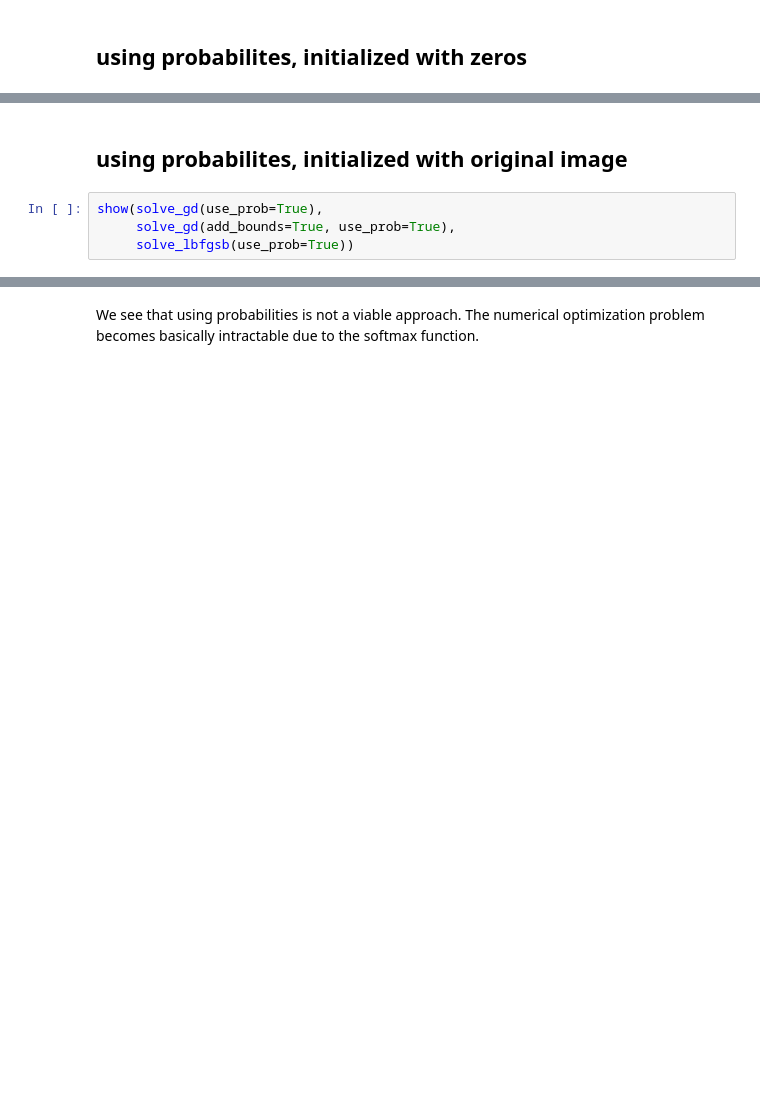
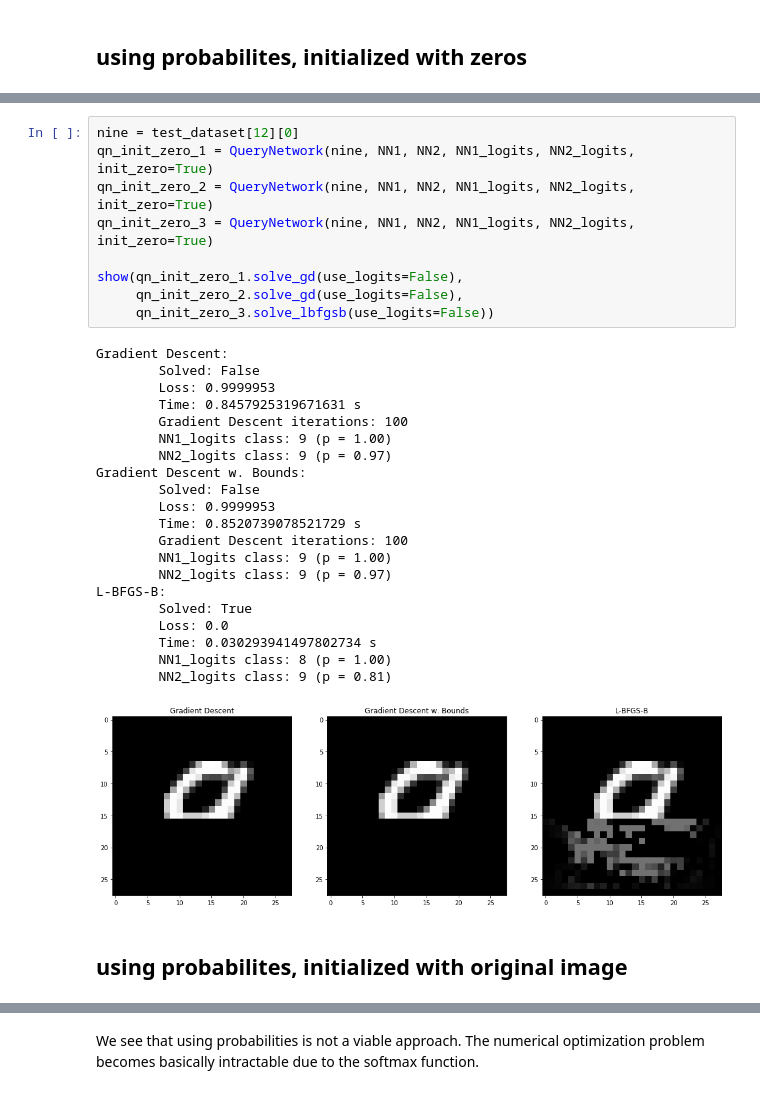
Before and after one commit to manuelbre/Reliable-and-Interpretable-AI-HS18, a Jupyter notebook: assignments/ex5/task.ipynb, the cells around one changed output, grey strips where cells are left out. Saved outputs shown, nothing was run; the diff lists cells and outputs as text; blank space fills up the shorter version.

```diff
--- a/assignments/ex5/task.ipynb
+++ b/assignments/ex5/task.ipynb
@@ -327,6 +343,33 @@ show(solve_gd(use_logits=False, init_zero=True),
+# %%
+nine = test_dataset[12][0]
+qn_init_zero_1 = QueryNetwork(nine, NN1, NN2, NN1_logits, NN2_logits, init_zero=True)
+qn_init_zero_2 = QueryNetwork(nine, NN1, NN2, NN1_logits, NN2_logits, init_zero=True)
+qn_init_zero_3 = QueryNetwork(nine, NN1, NN2, NN1_logits, NN2_logits, init_zero=True)
+
+show(qn_init_zero_1.solve_gd(use_logits=False),
+     qn_init_zero_2.solve_gd(use_logits=False),
+     qn_init_zero_3.solve_lbfgsb(use_logits=False))
+# %% [output]
+Gradient Descent:
+        Solved: False
+        Loss: 0.9999953
+        Time: 0.8457925319671631 s
+        Gradient Descent iterations: 100
+        NN1_logits class: 9 (p = 1.00)
+        NN2_logits class: 9 (p = 0.97)
+Gradient Descent w. Bounds:
+        Solved: False
+        Loss: 0.9999953
+        Time: 0.8520739078521729 s
+        Gradient Descent iterations: 100
+        NN1_logits class: 9 (p = 1.00)
+        NN2_logits class: 9 (p = 0.97)
+L-BFGS-B:
+        Solved: True
+        Loss: 0.0
+        Time: 0.030293941497802734 s
+        NN1_logits class: 8 (p = 1.00)
+        NN2_logits class: 9 (p = 0.81)
+[figure, added]
 # %% [markdown]
 ## using probabilites, initialized with original image
-# %%
-show(solve_gd(use_prob=True),
-     solve_gd(add_bounds=True, use_prob=True),
-     solve_lbfgsb(use_prob=True))
```
Also changed, not shown: parts of 15 cells of this notebook, 1 other file.
